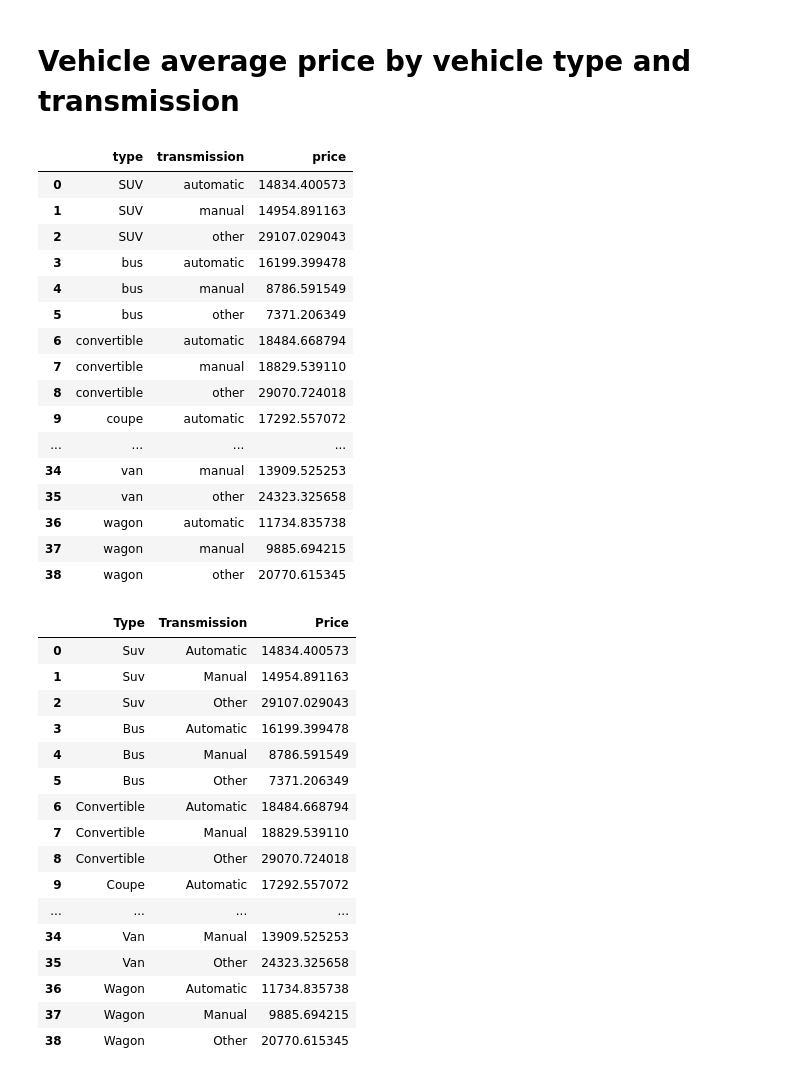
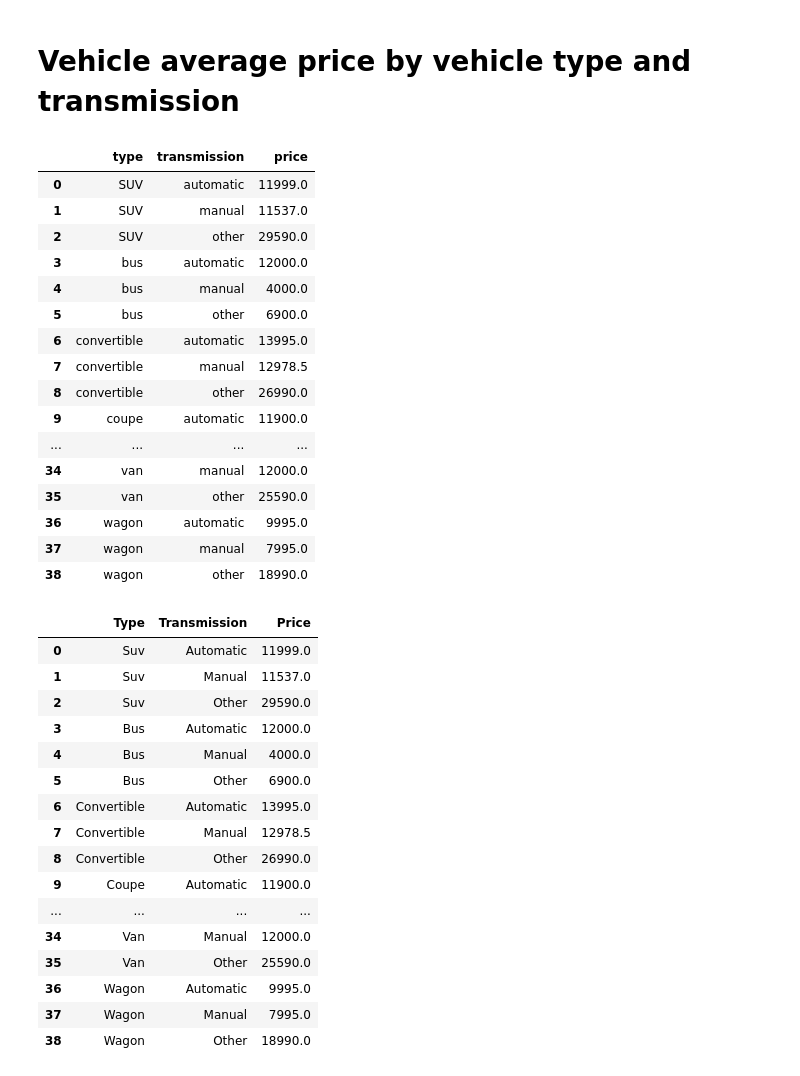
Before and after one commit to Mr0l3/used-cars-analysis, a Jupyter notebook: used-cars-analysis.ipynb, the cells around one changed output. Cells and saved outputs as stored; diff of their text form; code cells hidden in the pictures.

```diff
--- a/used-cars-analysis.ipynb
+++ b/used-cars-analysis.ipynb
@@ -197,25 +186,25 @@ no_out_df = df[df.price <= max]
 # %%
-prices_df = no_out_df.groupby(['type', 'transmission'])['price'].mean()
+prices_df = df.groupby(['type', 'transmission'])['price'].median()
 prices_df = prices_df.reset_index()
 prices_df
 # %% [output]
 |  | type | transmission | price |
-| 0 | SUV | automatic | 14834.400573 |
-| 1 | SUV | manual | 14954.891163 |
-| 2 | SUV | other | 29107.029043 |
-| 3 | bus | automatic | 16199.399478 |
-| 4 | bus | manual | 8786.591549 |
-| 5 | bus | other | 7371.206349 |
-| 6 | convertible | automatic | 18484.668794 |
-| 7 | convertible | manual | 18829.539110 |
-| 8 | convertible | other | 29070.724018 |
-| 9 | coupe | automatic | 17292.557072 |
+| 0 | SUV | automatic | 11999.0 |
+| 1 | SUV | manual | 11537.0 |
+| 2 | SUV | other | 29590.0 |
+| 3 | bus | automatic | 12000.0 |
+| 4 | bus | manual | 4000.0 |
+| 5 | bus | other | 6900.0 |
+| 6 | convertible | automatic | 13995.0 |
+| 7 | convertible | manual | 12978.5 |
+| 8 | convertible | other | 26990.0 |
+| 9 | coupe | automatic | 11900.0 |
 | ... | ... | ... | ... |
-| 34 | van | manual | 13909.525253 |
-| 35 | van | other | 24323.325658 |
-| 36 | wagon | automatic | 11734.835738 |
-| 37 | wagon | manual | 9885.694215 |
-| 38 | wagon | other | 20770.615345 |
+| 34 | van | manual | 12000.0 |
+| 35 | van | other | 25590.0 |
+| 36 | wagon | automatic | 9995.0 |
+| 37 | wagon | manual | 7995.0 |
+| 38 | wagon | other | 18990.0 |
 # %%
 # Preparing DataFrame for plotting
 prices_df = prices_df.rename(columns={'type': 'Type', 'transmission': 'Transmission', 'price': 'Price'})
@@ -224,22 +213,22 @@ prices_df['Transmission'] = prices_df['Transmission'].str.capitalize()
 prices_df
 # %% [output]
 |  | Type | Transmission | Price |
-| 0 | Suv | Automatic | 14834.400573 |
-| 1 | Suv | Manual | 14954.891163 |
-| 2 | Suv | Other | 29107.029043 |
-| 3 | Bus | Automatic | 16199.399478 |
-| 4 | Bus | Manual | 8786.591549 |
-| 5 | Bus | Other | 7371.206349 |
-| 6 | Convertible | Automatic | 18484.668794 |
-| 7 | Convertible | Manual | 18829.539110 |
-| 8 | Convertible | Other | 29070.724018 |
-| 9 | Coupe | Automatic | 17292.557072 |
+| 0 | Suv | Automatic | 11999.0 |
+| 1 | Suv | Manual | 11537.0 |
+| 2 | Suv | Other | 29590.0 |
+| 3 | Bus | Automatic | 12000.0 |
+| 4 | Bus | Manual | 4000.0 |
+| 5 | Bus | Other | 6900.0 |
+| 6 | Convertible | Automatic | 13995.0 |
+| 7 | Convertible | Manual | 12978.5 |
+| 8 | Convertible | Other | 26990.0 |
+| 9 | Coupe | Automatic | 11900.0 |
 | ... | ... | ... | ... |
-| 34 | Van | Manual | 13909.525253 |
-| 35 | Van | Other | 24323.325658 |
-| 36 | Wagon | Automatic | 11734.835738 |
-| 37 | Wagon | Manual | 9885.694215 |
-| 38 | Wagon | Other | 20770.615345 |
+| 34 | Van | Manual | 12000.0 |
+| 35 | Van | Other | 25590.0 |
+| 36 | Wagon | Automatic | 9995.0 |
+| 37 | Wagon | Manual | 7995.0 |
+| 38 | Wagon | Other | 18990.0 |
 # %%
 # Plot
 plt.figure(figsize=(18, 12))
```
Also changed, not shown: parts of 7 cells of this notebook, 3 other files.
